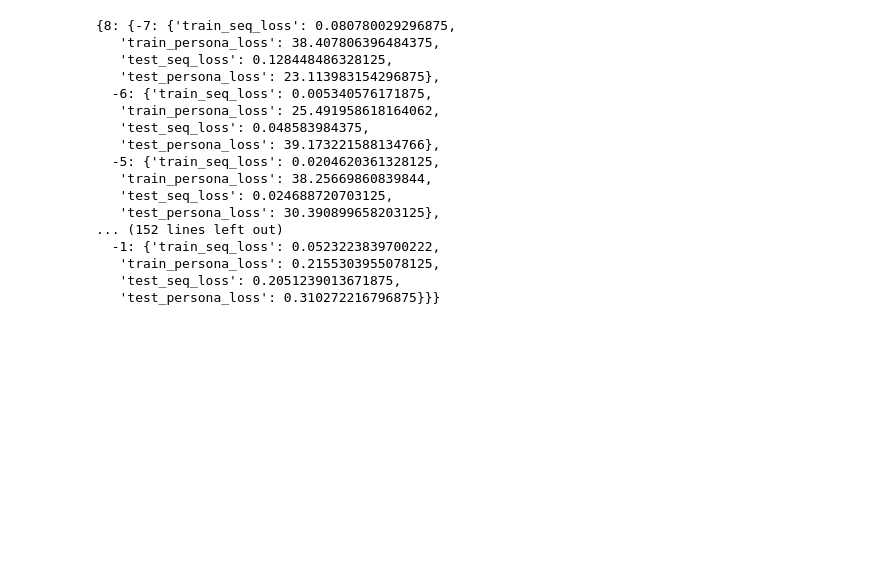
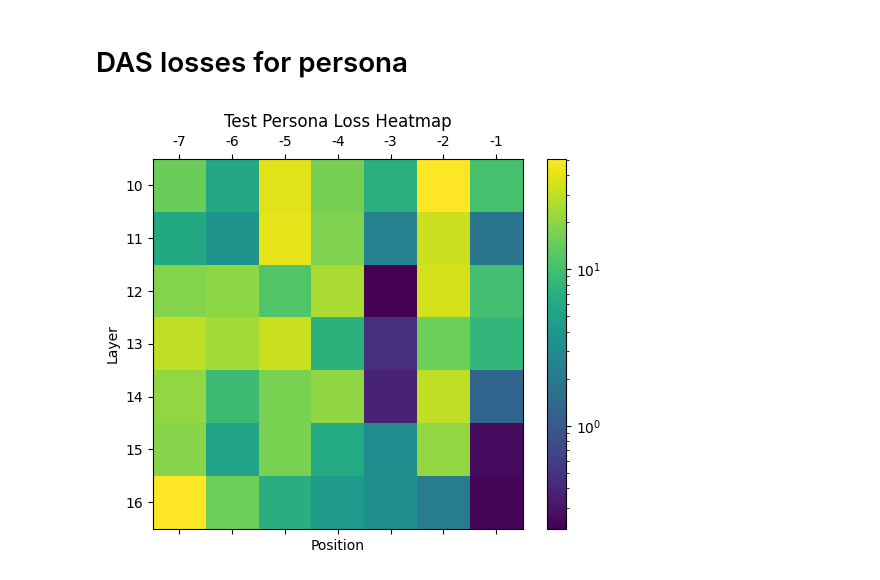
Before and after one commit to abhay-sheshadri/quirky_interp, a Jupyter notebook: aengus/visualise_das_results_dict.ipynb, the cells around one changed output. Drawn from its saved outputs; the diff is of its cells as text; code cells hidden in the pictures; blank space fills up the shorter version.

```diff
--- a/aengus/visualise_das_results_dict.ipynb
+++ b/aengus/visualise_das_results_dict.ipynb
@@ -6,23 +1,34 @@ results = torch.load("/root/quirky_interp/aengus_das_results/DAS_seq-True_pers-F
-# %%
-results
-# %% [output]
-{8: {-7: {'train_seq_loss': 0.080780029296875,
-   'train_persona_loss': 38.407806396484375,
-   'test_seq_loss': 0.128448486328125,
-   'test_persona_loss': 23.113983154296875},
-  -6: {'train_seq_loss': 0.005340576171875,
-   'train_persona_loss': 25.491958618164062,
-   'test_seq_loss': 0.048583984375,
-   'test_persona_loss': 39.173221588134766},
-  -5: {'train_seq_loss': 0.0204620361328125,
-   'train_persona_loss': 38.25669860839844,
-   'test_seq_loss': 0.024688720703125,
-   'test_persona_loss': 30.390899658203125},
-... (152 lines left out)
-  -1: {'train_seq_loss': 0.0523223839700222,
-   'train_persona_loss': 0.2155303955078125,
-   'test_seq_loss': 0.2051239013671875,
-   'test_persona_loss': 0.310272216796875}}}
+# %% [markdown]
+# DAS losses for persona
+# %%
+import matplotlib.pyplot as plt
+from matplotlib import colors
+import numpy as np
+import torch
+
+
+results = torch.load("/root/quirky_interp/aengus_das_results/DAS_inv-seq-True_inv-pers-False_subdim-1_Mar13-1334-38/results.pt")
+
+# Extracting test_persona_loss values
+layers = sorted(results.keys())
+layers.remove(17)
+positions = range(-7, 0)  # From -7 to -1
+data = np.array([[results[layer][pos]['test_persona_loss'] for pos in positions] for layer in layers])
+
+# Plotting
+fig, ax = plt.subplots()
+cax = ax.matshow(data, interpolation='nearest', cmap='viridis', norm=colors.LogNorm())
+fig.colorbar(cax)
+
+ax.set_xticklabels([''] + list(positions))
+ax.set_yticklabels([''] + list(layers))
+ax.set_xlabel('Position')
+ax.set_ylabel('Layer')
+ax.set_title('Test Persona Loss Heatmap')
+
+plt.show()
+# %% [output]
+[figure, added]
 # %%
 import matplotlib.pyplot as plt
 from matplotlib import colors
```
Also changed, not shown: parts of 7 cells of this notebook.
